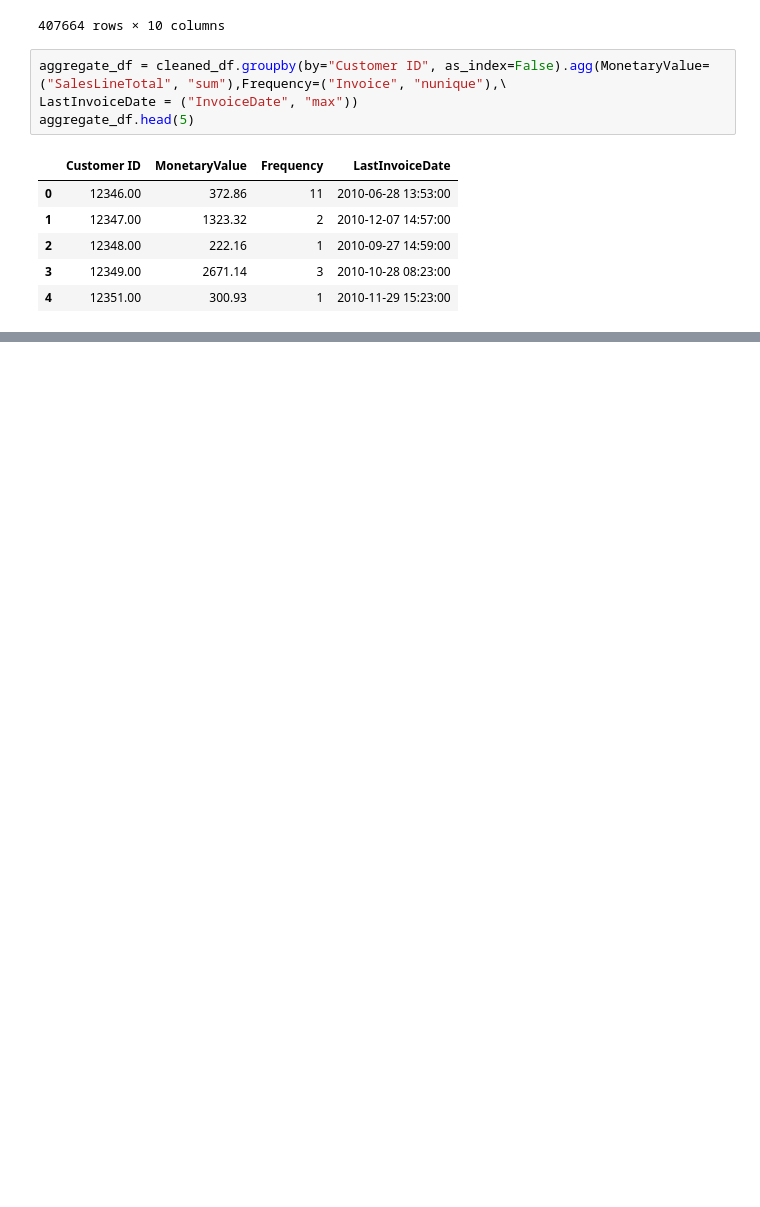
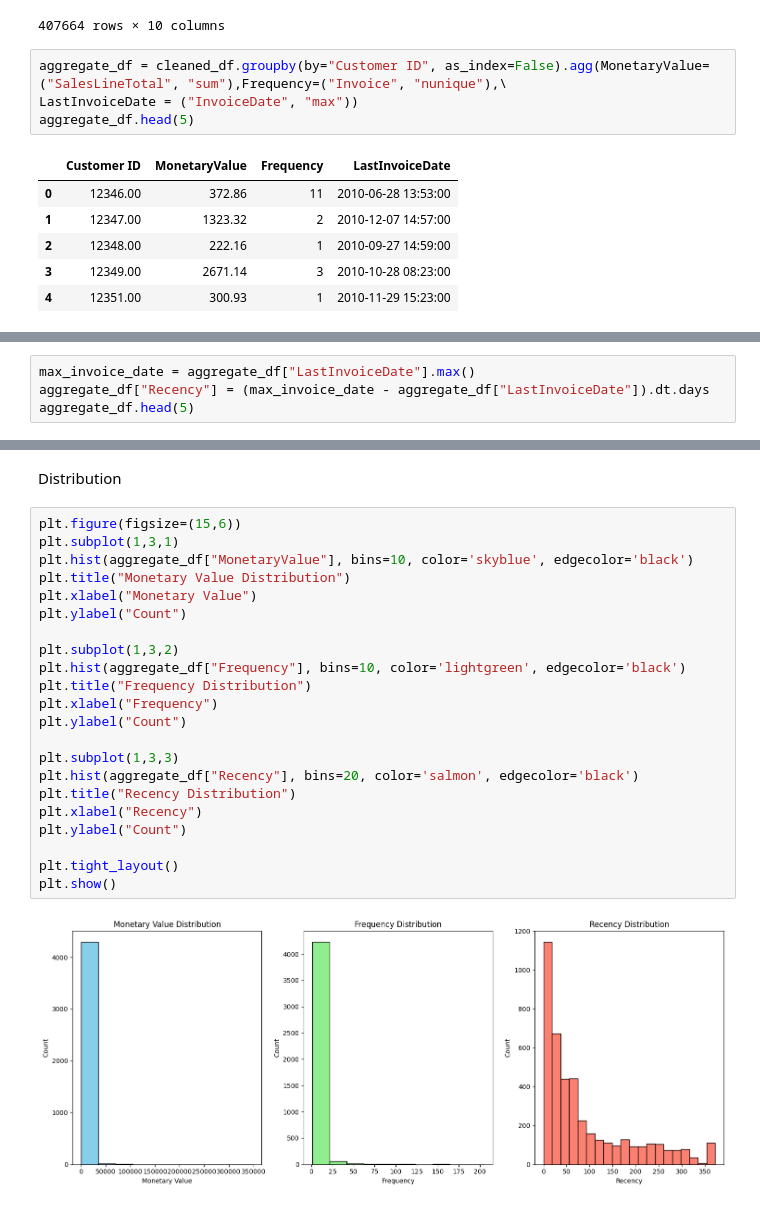
Before and after one commit to edergomesj/ML-KMeans-Online_Retail, a Jupyter notebook: src/online_retail.ipynb, the cells around one changed output, grey strips where cells are left out. Drawn from its saved outputs; the diff is of its cells as text; blank space fills up the shorter version.

Commit message:
Feat: add Graphics

```diff
--- a/src/online_retail.ipynb
+++ b/src/online_retail.ipynb
@@ -251,0 +250,4 @@ max_invoice_date = aggregate_df["LastInvoiceDate"].max()
+# %%
+max_invoice_date = aggregate_df["LastInvoiceDate"].max()
+aggregate_df["Recency"] = (max_invoice_date - aggregate_df["LastInvoiceDate"]).dt.days
+aggregate_df.head(5)
@@ -251,0 +261,26 @@ max_invoice_date = aggregate_df["LastInvoiceDate"].max()
+# %% [markdown]
+Distribution
+# %%
+plt.figure(figsize=(15,6))
+plt.subplot(1,3,1)
+plt.hist(aggregate_df["MonetaryValue"], bins=10, color='skyblue', edgecolor='black')
+plt.title("Monetary Value Distribution")
+plt.xlabel("Monetary Value")
+plt.ylabel("Count")
+
+plt.subplot(1,3,2)
+plt.hist(aggregate_df["Frequency"], bins=10, color='lightgreen', edgecolor='black')
+plt.title("Frequency Distribution")
+plt.xlabel("Frequency")
+plt.ylabel("Count")
+
+plt.subplot(1,3,3)
+plt.hist(aggregate_df["Recency"], bins=20, color='salmon', edgecolor='black')
+plt.title("Recency Distribution")
+plt.xlabel("Recency")
+plt.ylabel("Count")
+
+plt.tight_layout()
+plt.show()
+# %% [output]
+[figure, added]
```
Also changed, not shown: parts of 3 cells of this notebook.
